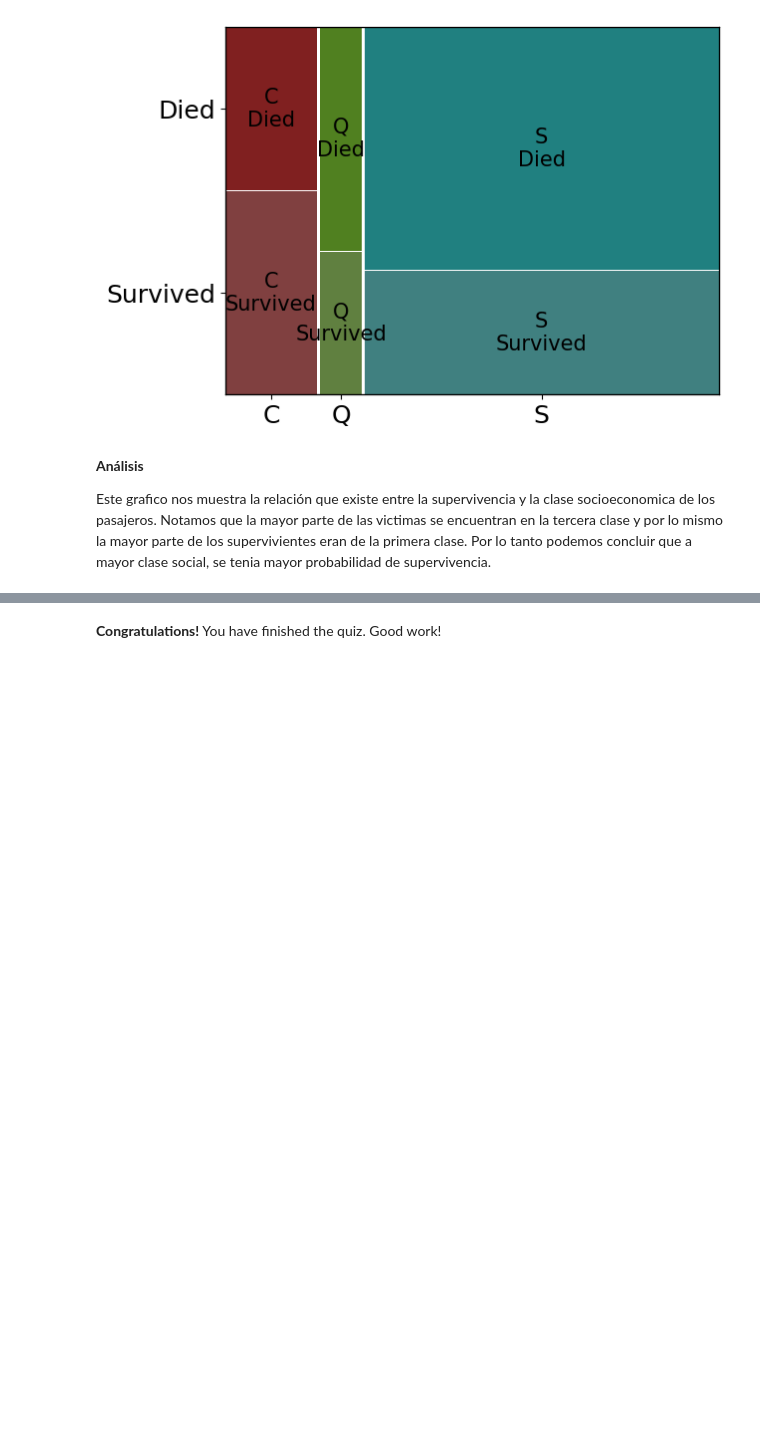
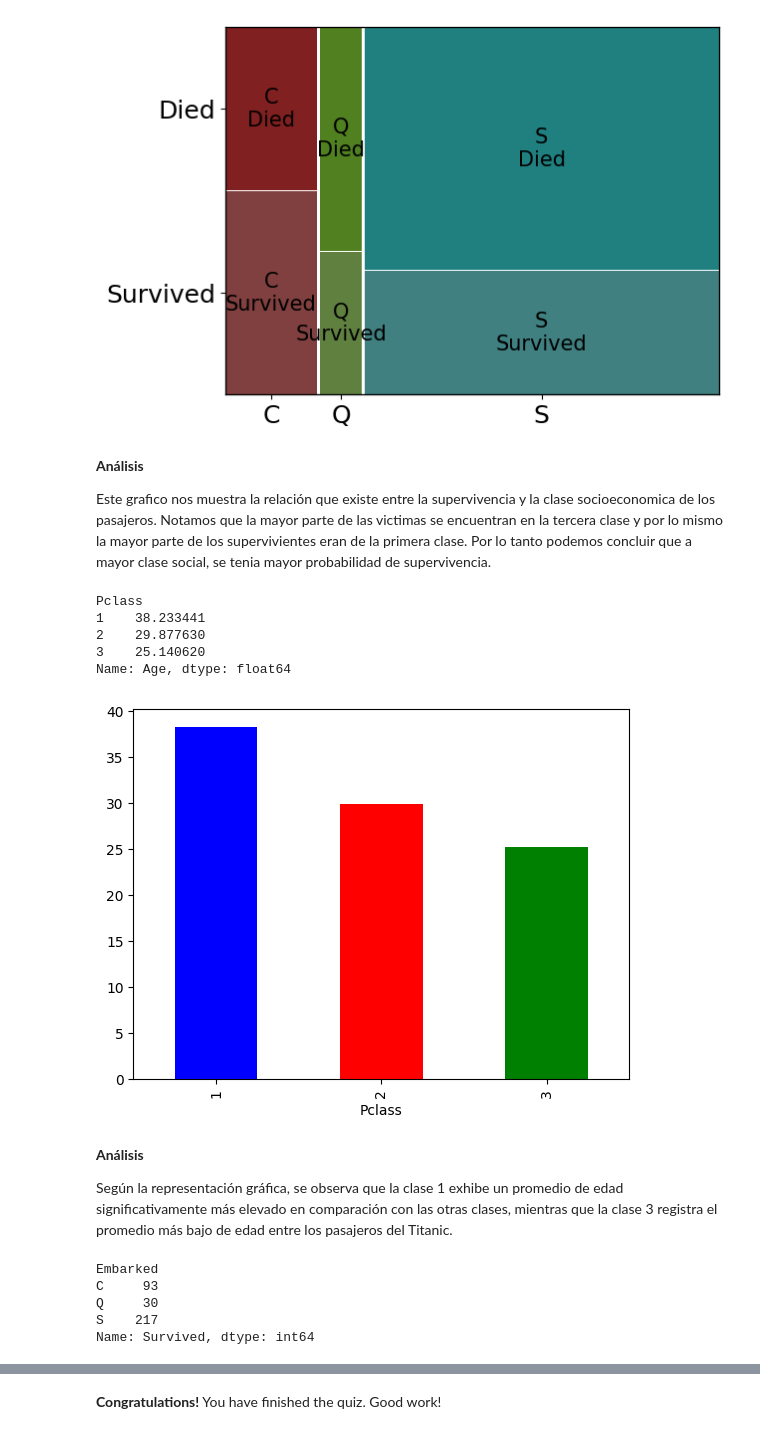
Before and after one commit to Julian-Pira18/MetNumUN2024I, a Jupyter notebook: Quiz3/jpira_Quiz3.ipynb, the cells around one changed output, grey strips where cells are left out. Saved outputs shown, nothing was run; the diff lists cells and outputs as text; code cells hidden in the pictures; blank space fills up the shorter version.

```diff
--- a/Quiz3/jpira_Quiz3.ipynb
+++ b/Quiz3/jpira_Quiz3.ipynb
@@ -777,3 +777,12 @@ plt.show()
 **Análisis**
 
 Este grafico nos muestra la relación que existe entre la supervivencia y la clase socioeconomica de los pasajeros. Notamos que la mayor parte de las victimas se encuentran en la tercera clase y por lo mismo la mayor parte de los supervivientes eran de la primera clase. Por lo tanto podemos concluir que a mayor clase social, se tenia mayor probabilidad de supervivencia.
+# %%
+passangers_by_class = titanic.groupby(['Pclass'])['Age'].mean()
+passangers_by_class
+# %% [output]
+Pclass
+1    38.233441
+2    29.877630
+3    25.140620
+Name: Age, dtype: float64
@@ -779,0 +793,10 @@ Este grafico nos muestra la relación que existe entre la supervivencia y la cla
+# %%
+my_colors = list(islice(cycle(['b', 'r', 'g', 'y', 'k']), None, len(passangers_by_class)))
+
+passangers_by_class.plot(kind='bar', stacked=False, color=my_colors);
+# %% [output]
+[figure, added]
+# %% [markdown]
+**Análisis**
+
+Según la representación gráfica, se observa que la clase 1 exhibe un promedio de edad significativamente más elevado en comparación con las otras clases, mientras que la clase 3 registra el promedio más bajo de edad entre los pasajeros del Titanic.
@@ -779,0 +805,9 @@ Este grafico nos muestra la relación que existe entre la supervivencia y la cla
+# %%
+embarked_vs_survived = titanic.groupby(['Embarked'])['Survived'].sum()
+embarked_vs_survived
+# %% [output]
+Embarked
+C     93
+Q     30
+S    217
+Name: Survived, dtype: int64
```
Also changed, not shown: parts of 5 cells of this notebook.
